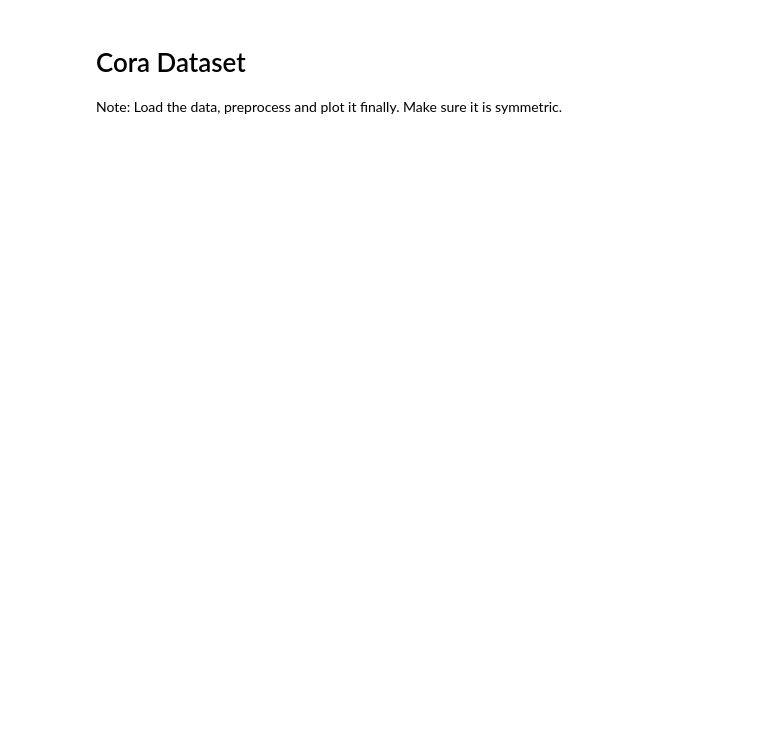
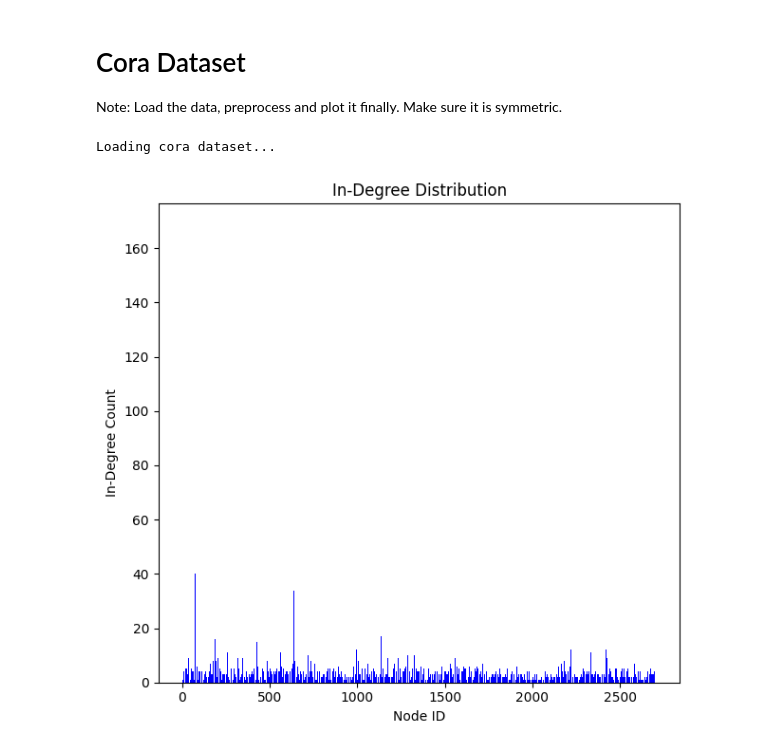
Before and after one commit to mlimbuu/pytorch-GAT, a Jupyter notebook: Data_Visualization.ipynb, the cells around one changed output. Saved outputs shown, nothing was run; the diff lists cells and outputs as text; code cells hidden in the pictures; blank space fills up the shorter version.

Commit message:
Updated Cora Data Visualization

```diff
--- a/Data_Visualization.ipynb
+++ b/Data_Visualization.ipynb
@@ -136,0 +141,30 @@ Note: Load the data, preprocess and plot it finally. Make sure it is symmetric.
+# %%
+def encode_onehot(labels):
+    # The classes must be sorted before encoding to enable static class encoding.
+    # In other words, make sure the first class always maps to index 0.
+    classes = sorted(list(set(labels)))
+    classes_dict = {c: np.identity(len(classes))[i, :] for i, c in enumerate(classes)}
+    labels_onehot = np.array(list(map(classes_dict.get, labels)), dtype=np.int32)
+    return labels_onehot
+
+def load_data(path="./data/data/cora/", dataset="cora"):
+    """Load citation network dataset (cora only for now)"""
+    print('Loading {} dataset...'.format(dataset))
+
+    idx_features_labels = np.genfromtxt("{}{}.content".format(path, dataset), dtype=np.dtype(str))
+    features = sp.csr_matrix(idx_features_labels[:, 1:-1], dtype=np.float32)
+    labels = encode_onehot(idx_features_labels[:, -1])
+
+    # build graph
+    idx = np.array(idx_features_labels[:, 0], dtype=np.int32)
+    idx_map = {j: i for i, j in enumerate(idx)}
+    edges_unordered = np.genfromtxt("{}{}.cites".format(path, dataset), dtype=np.int32)
+    edges = np.array(list(map(idx_map.get, edges_unordered.flatten())), dtype=np.int32).reshape(edges_unordered.shape)
+    adj = sp.coo_matrix((np.ones(edges.shape[0]), (edges[:, 0], edges[:, 1])), shape=(labels.shape[0], labels.shape[0]), dtype=np.float32)
+
+
+    # build symmetric adjacency matrix
+    adj = adj + adj.T.multiply(adj.T > adj) - adj.multiply(adj.T > adj)
+    sym_adj = adj
+
+    return adj
@@ -136,0 +175,14 @@ Note: Load the data, preprocess and plot it finally. Make sure it is symmetric.
+# %%
+# load the preprocessed cora data
+
+adj = load_data()
+# %% [output]
+Loading cora dataset...
+# %%
+# Convert CSR matrix to a NetworkX graph
+G = nx.from_scipy_sparse_array(adj, create_using=nx.DiGraph())
+# %%
+# Plot in degree distribution
+plot_in_degree_distribution(G)
+# %% [output]
+[figure, added]
```
Also changed, not shown: parts of 6 cells of this notebook.
